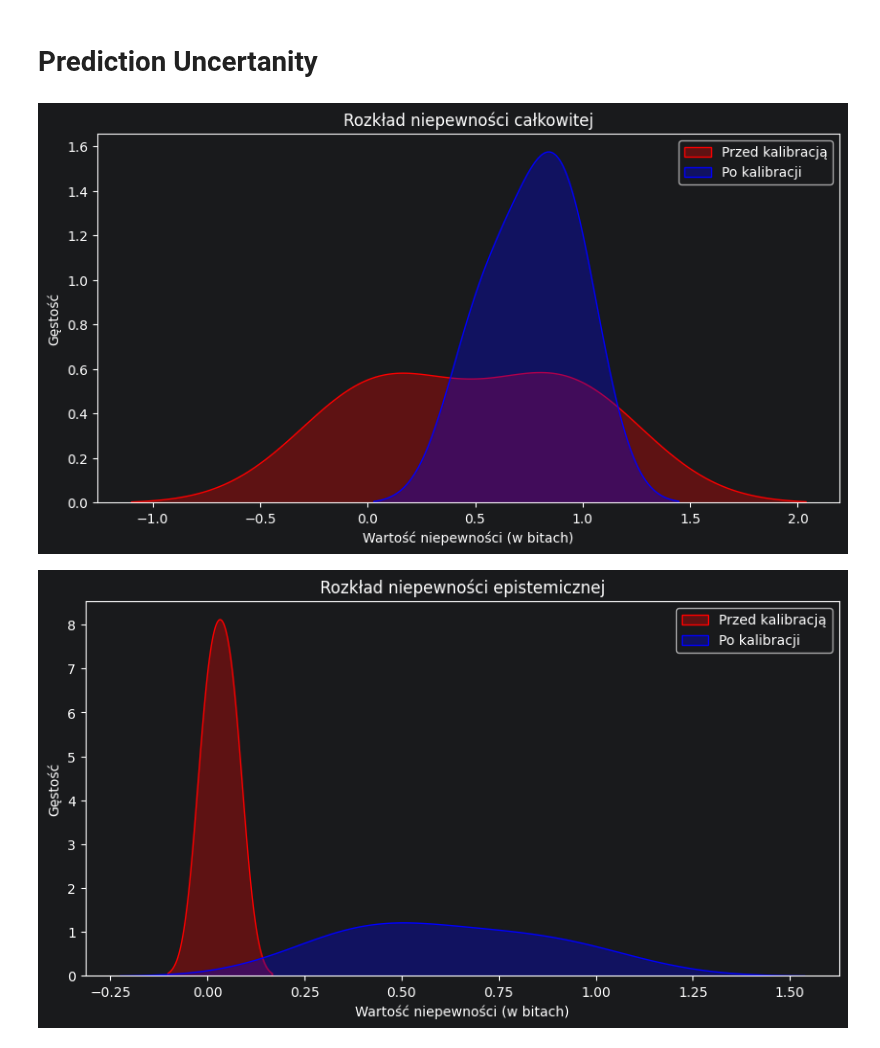
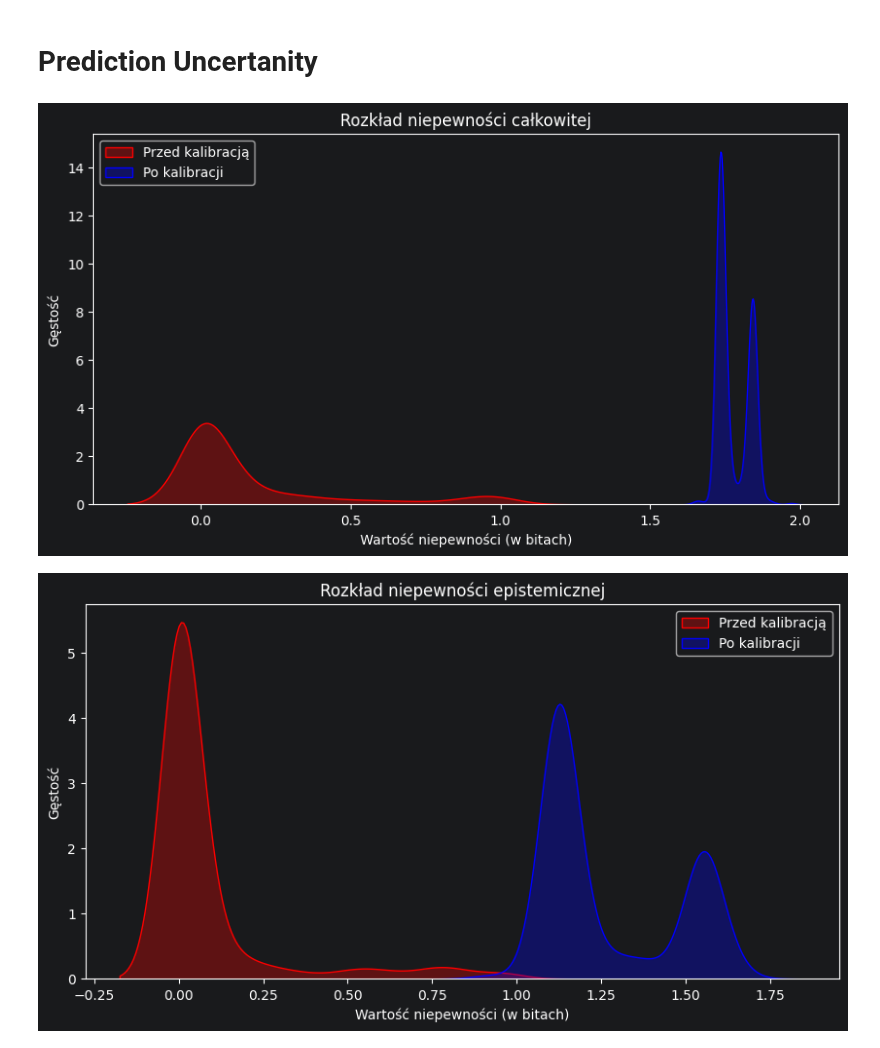
Before and after one commit to xXKeNdAmAmAsTeRXx/Deep_Learning_Labs, a Jupyter notebook: Lab9/4_real_data_calibration.ipynb, the cells around one changed output. Cells and saved outputs as stored; diff of their text form; code cells hidden in the pictures.

Commit message:
fix model uncertanity metrics

```diff
--- a/Lab9/4_real_data_calibration.ipynb
+++ b/Lab9/4_real_data_calibration.ipynb
@@ -223,7 +223,7 @@ model_parameter = {
 
 model = MLPClassifier(**model_parameter)
 weights = compute_class_weight(class_weight='balanced', classes=classes, y=y)
-clf = MyWrapper(model=model, classes=classes, epochs=5, batch_size=32, lr=1e-3)
+clf = MyWrapper(model=model, classes=classes, batch_size=32, lr=1e-3)
 
 clf.fit(X_train, y_train.astype(np.int64), sample_weight=weights)
 y_pred = clf.predict(X_val)
@@ -251,8 +251,8 @@ from sklearn.calibration import CalibratedClassifierCV
 from sklearn.calibration import calibration_curve
 import matplotlib.pyplot as plt
 
-#calibrated_clf = CalibratedClassifierCV(clf, method='sigmoid')
-calibrated_clf = CalibratedClassifierCV(clf, method='isotonic', cv=None)
+calibrated_clf = CalibratedClassifierCV(clf, method='sigmoid', cv = 'prefit')
+# calibrated_clf = CalibratedClassifierCV(clf, method='isotonic', cv=None)
 # calibrated_clf = CalibratedClassifierCV(clf,method='temperature')
 calibrated_clf.fit(X_cal, y_cal)
 
@@ -432,36 +444,36 @@ import seaborn as sns
 after_prob = clf.predict_proba(X_test)
 before_prob = calibrated_clf.predict_proba(X_test)
 
-total_bef, epistemic_bef, aleatoric_bef = calculate_uncertainties(after_prob)
-total_aft, epistemic_aft, aleatoric_aft = calculate_uncertainties(before_prob)
+total_bef, epistemic_bef, aleatoric_bef = calculate_uncertainties_multiclass(after_prob)
+total_aft, epistemic_aft, aleatoric_aft = calculate_uncertainties_multiclass(before_prob)
 
 
 plt.figure(figsize=(10, 5))
 sns.kdeplot(total_bef, label="Przed kalibracją", color="red", fill=True, alpha=0.3)
 sns.kdeplot(total_aft, label="Po kalibracji", color="blue", fill=True, alpha=0.3)
 plt.title("Rozkład niepewności całkowitej")
 plt.xlabel("Wartość niepewności (w bitach)")
 plt.ylabel("Gęstość")
 plt.legend()
 plt.show()
 
 plt.figure(figsize=(10, 5))
 sns.kdeplot(epistemic_bef, label="Przed kalibracją", color="red", fill=True, alpha=0.3)
 sns.kdeplot(epistemic_aft, label="Po kalibracji", color="blue", fill=True, alpha=0.3)
 plt.title("Rozkład niepewności epistemicznej")
 plt.xlabel("Wartość niepewności (w bitach)")
 plt.ylabel("Gęstość")
 plt.legend()
 plt.show()
 
 plt.figure(figsize=(10, 5))
 sns.kdeplot(aleatoric_bef, label="Przed kalibracją", color="red", fill=True, alpha=0.3)
 sns.kdeplot(aleatoric_aft, label="Po kalibracji", color="blue", fill=True, alpha=0.3)
 plt.title("Rozkład niepewności aletorycznej")
 plt.xlabel("Wartość niepewności (w bitach)")
 plt.ylabel("Gęstość")
 plt.legend()
 plt.show()
 # %% [output]
-[figure, old version]
+[figure, new version]
-[figure, old version]
+[figure, new version]
```
Also changed, not shown: parts of 5 cells of this notebook.
